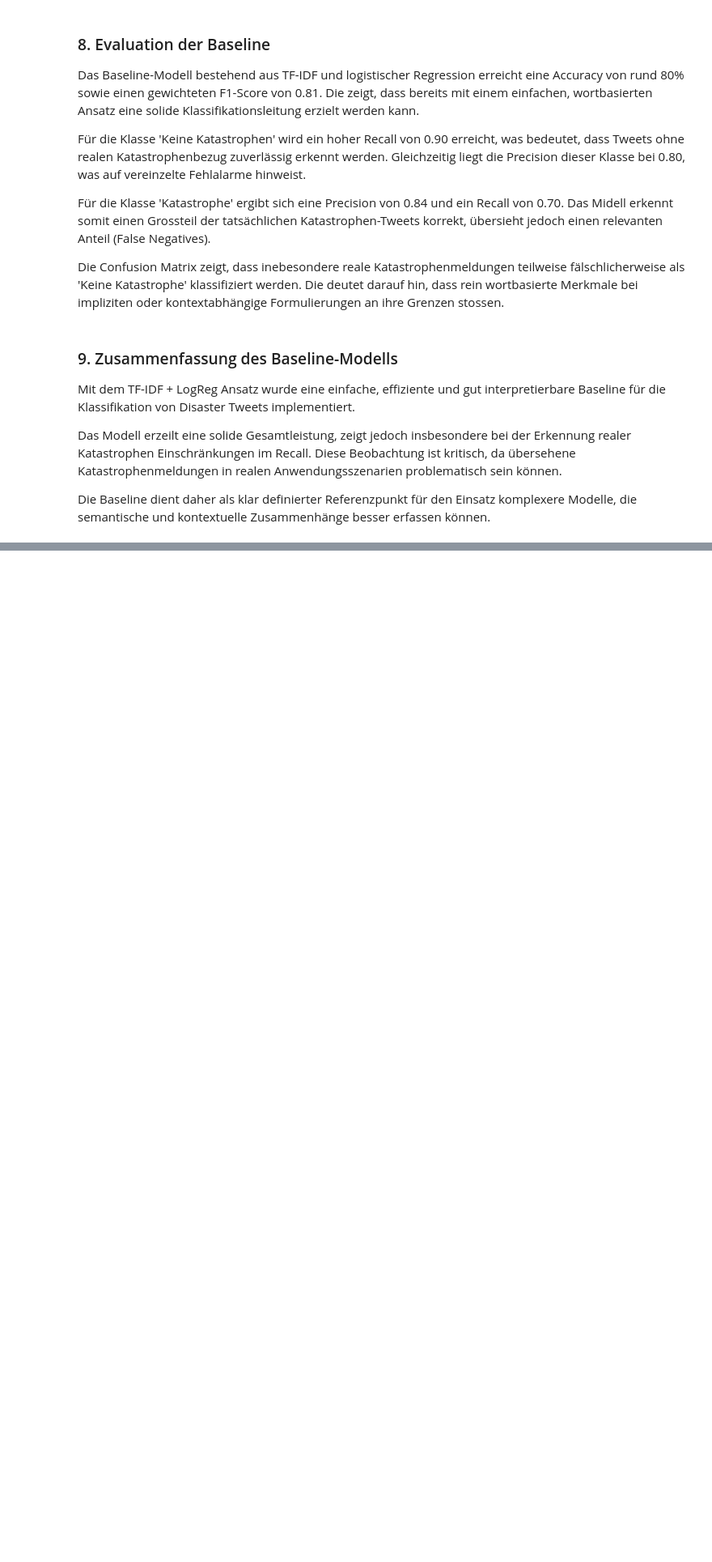
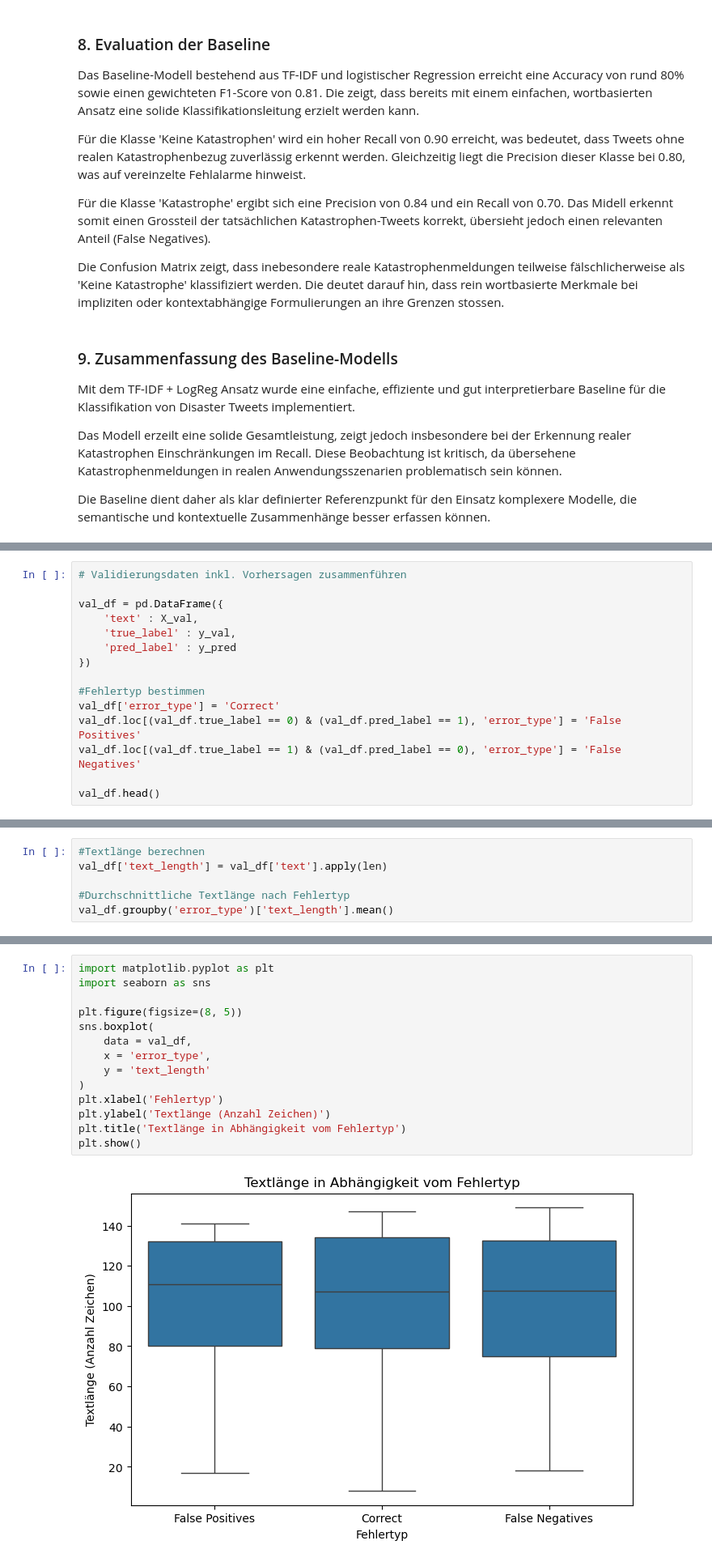
Before and after one commit to anniemcpherson-amc/eds-ai-hs25, a Jupyter notebook: disaster_tweets_baseline.ipynb, the cells around one changed output, grey strips where cells are left out. Shown at 81% size. Saved outputs shown, nothing was run; the diff lists cells and outputs as text; blank space fills up the shorter version.

Commit message:
Complete error analysis and additional analyses (Tag 2)

```diff
--- a/disaster_tweets_baseline.ipynb
+++ b/disaster_tweets_baseline.ipynb
@@ -265,0 +281,15 @@ Die Baseline dient daher als klar definierter Referenzpunkt für den Einsatz kom
+# %%
+# Validierungsdaten inkl. Vorhersagen zusammenführen
+
+val_df = pd.DataFrame({
+    'text' : X_val,
+    'true_label' : y_val,
+    'pred_label' : y_pred
+})
+
+#Fehlertyp bestimmen
+val_df['error_type'] = 'Correct'
+val_df.loc[(val_df.true_label == 0) & (val_df.pred_label == 1), 'error_type'] = 'False Positives'
+val_df.loc[(val_df.true_label == 1) & (val_df.pred_label == 0), 'error_type'] = 'False Negatives'
+
+val_df.head()
@@ -265,0 +353,6 @@ Die Baseline dient daher als klar definierter Referenzpunkt für den Einsatz kom
+# %%
+#Textlänge berechnen
+val_df['text_length'] = val_df['text'].apply(len)
+
+#Durchschnittliche Textlänge nach Fehlertyp
+val_df.groupby('error_type')['text_length'].mean()
@@ -265,0 +365,16 @@ Die Baseline dient daher als klar definierter Referenzpunkt für den Einsatz kom
+# %%
+import matplotlib.pyplot as plt
+import seaborn as sns
+
+plt.figure(figsize=(8, 5))
+sns.boxplot(
+    data = val_df,
+    x = 'error_type',
+    y = 'text_length'
+)
+plt.xlabel('Fehlertyp')
+plt.ylabel('Textlänge (Anzahl Zeichen)')
+plt.title('Textlänge in Abhängigkeit vom Fehlertyp')
+plt.show()
+# %% [output]
+[figure, added]
```
Also changed, not shown: parts of 12 cells of this notebook.
